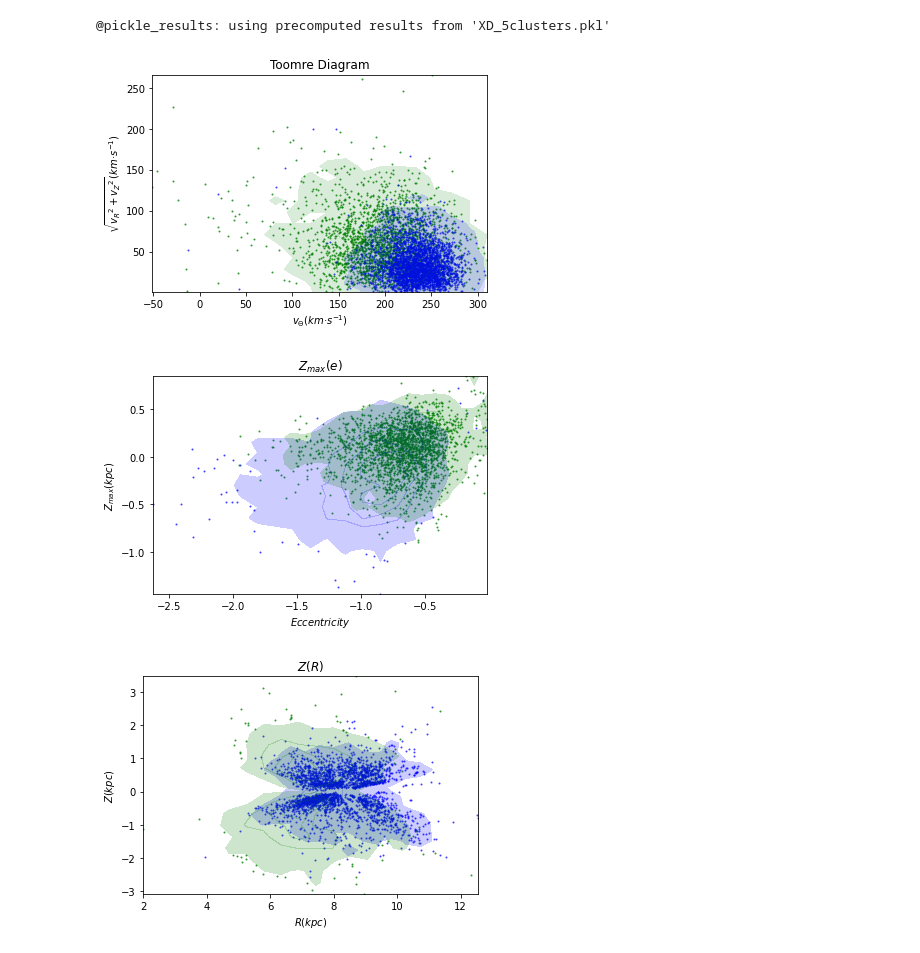
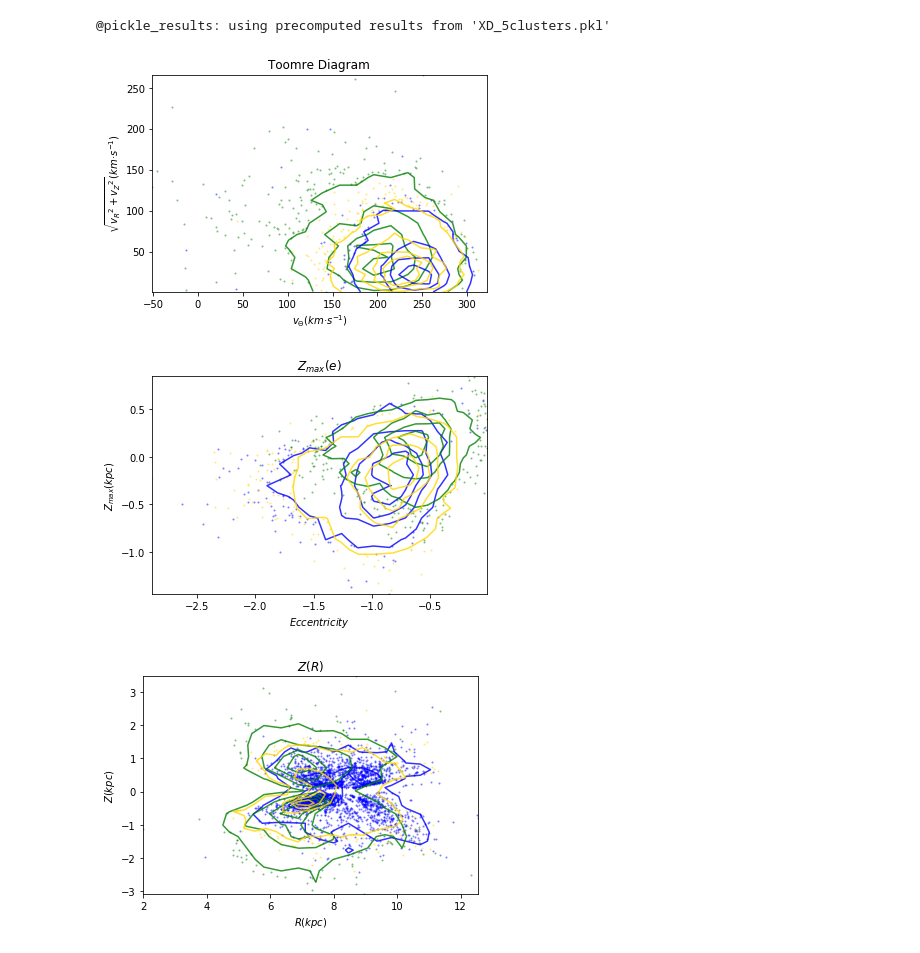
Before and after one commit to aleixcb/tfg_galah, a Jupyter notebook: py/PLOTS.ipynb, the cells around one changed output. Cells and saved outputs as stored; diff of their text form; code cells hidden in the pictures.

Commit message:
polished figures in PLOTS.ipynb a bit

```diff
--- a/py/PLOTS.ipynb
+++ b/py/PLOTS.ipynb
@@ -74,78 +74,79 @@ maxprob_per_star = np.argmax(prob_per_star, axis=1)
 plt.title("Toomre Diagram")
 plt.xlabel("$v_{\Theta}(km·s^{-1})$")
 plt.ylabel("$\sqrt{{v_R}^2 + {v_Z}^2} (km·s^{-1})$")
-for ii in [3,4]:
+for ii in [3,4,2,0,1]:
     x = galah_rc.data['vT_Rzphi'][maxprob_per_star==ii]
     y = np.sqrt(((galah_rc.data['vR_Rzphi'][maxprob_per_star==ii])**2) + ((galah_rc.data['vz_Rzphi'][maxprob_per_star==ii])**2))
+    if ii in [3,4,2]:
+        scatter_contour(x,y,levels=5,
+                        threshold=5,
+                        log_counts=0,
+                        histogram2d_args=dict(bins=20,),
+                        plot_args=dict(marker='o',
+                                       linestyle='none',
+                                       markeredgewidth=0,
+                                       color=ck[ii],
+                                       alpha=.5,#1-clf.alpha[ii],
+                                       markersize=2),
+                        contour_args=dict(cmap=None,  #cmap=plt.cm.Blues,
+                                          colors=ck[ii],
+                                          alpha=0.8),
+                        filled_contour=False,
+                        ax=None)
+    #else:
+    #    plt.scatter(x,y,color=ck[ii], s=1)
 
-    scatter_contour(x,y,levels=4,
-                    threshold=2,
-                    log_counts=0,
-                    histogram2d_args=dict(bins=20,),
-                    plot_args=dict(marker='o',
-                                   linestyle='none',
-                                   markeredgewidth=0,
-                                   color=ck[ii],
-                                   alpha=1-clf.alpha[ii],
-                                   markersize=2),
-                    contour_args=dict(cmap=None,  #cmap=plt.cm.Blues,
-                                      colors=ck[ii],
-                                      alpha=0.15),
-                    filled_contour=True,
-                    ax=None)
 plt.savefig("../im/final_im/toomre.png", dpi=200)
 # %% [output]
-[figure, old version]
+[figure, new version]
 # %%
 plt.title("$Z_{max}(e)$")
 plt.xlabel("$Eccentricity$")
 plt.ylabel("$Z_{max}(kpc)$")
-for ii in [4,3]:
+for ii in [4,3,2]:
     x = np.log10(galah_rc.data["ecc"][maxprob_per_star==ii])
     y = np.log10(galah_rc.data["zmax"][maxprob_per_star==ii])
 
     scatter_contour(x,y,levels=5,
-                threshold=2,
+                threshold=5,
                 log_counts=0,
                 histogram2d_args=dict(bins=20,),
                 plot_args=dict(marker='o',
                                linestyle='none',
                                markeredgewidth=0,
                                color=ck[ii],
-                               alpha=1-clf.alpha[ii],
+                               alpha=.5,
                                markersize=2),
-                contour_args=dict(colors=ck[ii],
-                                  alpha=0.2),
-                filled_contour=True,
+                contour_args=dict(cmap=None,colors=ck[ii],
+                                  alpha=0.8),
+                filled_contour=False,
                 ax=None)
 
 plt.savefig("../im/final_im/z_max(ecc).png", dpi=200)
 # %% [output]
-[figure, old version]
+[figure, new version]
 # %%
 plt.title("$Z(R)$")
 plt.xlabel("$R(kpc)$")
 plt.ylabel("$Z(kpc)$")
-for ii in [4,3]:
+for ii in [4,3,2]:
     x = galah_rc.data["R_Rzphi"][maxprob_per_star==ii]
     y = galah_rc.data["z_Rzphi"][maxprob_per_star==ii]
 
     scatter_contour(x,y,levels=5,
-                    threshold=4,
+                    threshold=5,
                     log_counts=0,
                     histogram2d_args=dict(bins=20,),
                     plot_args=dict(marker='o',
                                    linestyle='none',
                                    markeredgewidth=0,
                                    color=ck[ii],
-                                   alpha=1-clf.alpha[ii],
+                                   alpha=.5,
                                    markersize=2),
-                    contour_args=dict(#cmap=plt.cm.Blues,
-
-                                      colors=ck[ii],
-                                      alpha=0.2),
-                    filled_contour=True,
+                    contour_args=dict(cmap=None,colors=ck[ii],
+                                      alpha=0.8),
+                    filled_contour=False,
                     ax=None)
 plt.savefig("../im/final_im/Z(R).png", dpi=200)
 # %% [output]
-[figure, old version]
+[figure, new version]
```
Also changed, not shown: 3 other files.
